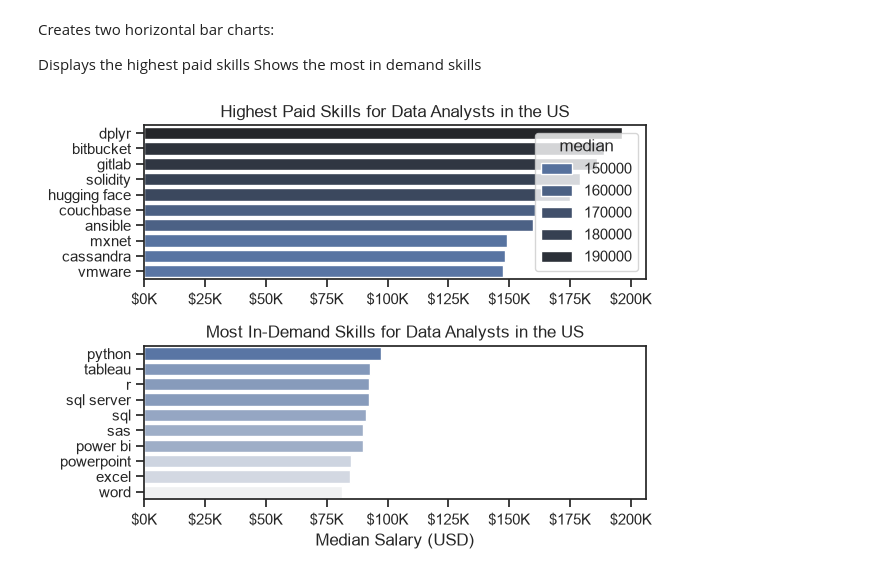
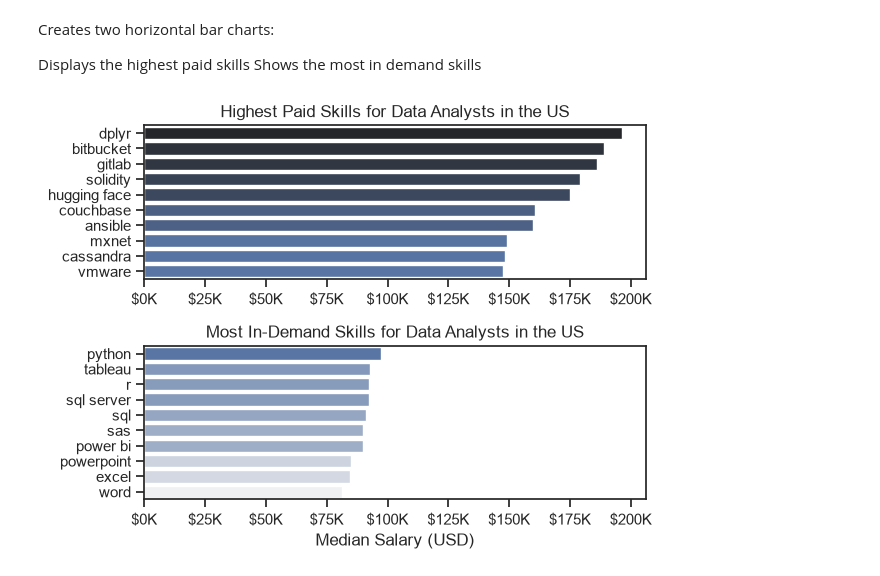
Before and after one commit to saidurrahman01/Python_Data_Analytics_Project, a Jupyter notebook: Notebooks/4_Salary_Analysis.ipynb, the cells around one changed output. Drawn from its saved outputs; the diff is of its cells as text; code cells hidden in the pictures.

```diff
--- a/Notebooks/4_Salary_Analysis.ipynb
+++ b/Notebooks/4_Salary_Analysis.ipynb
@@ -127,29 +127,29 @@ Shows the most in demand skills
 # %%
 fig, ax = plt.subplots(2,1)
 
 # Top 10 Highest Paid Skills for Data Analysts
-sns.barplot(data=df_DA_top_pay, x='median', y=df_DA_top_pay.index, hue='median', ax=ax[0], palette='dark:b_r')
+sns.barplot(data=df_DA_top_pay, x='median', y=df_DA_top_pay.index, hue='median', ax=ax[0], palette='dark:b_r').legend().remove()
 # original code:
 # df_DA_top_pay[::-1].plot(kind='barh', y='median', ax=ax[0], legend=False)
 ax[0].set_title('Highest Paid Skills for Data Analysts in the US')
 ax[0].set_ylabel('')
 ax[0].set_xlabel('')
 ax[0].xaxis.set_major_formatter(plt.FuncFormatter(lambda x, _: f'${int(x/1000)}K'))
 
 
 # Top 10 Most In-Demand Skills for Data Analysts')
 sns.barplot(data=df_DA_skills, x='median', y=df_DA_skills.index, hue='median', ax=ax[1], palette='light:b')
 ax[1].legend().remove()
 # original code:
 # df_DA_skills[::-1].plot(kind='barh', y='median', ax=ax[1], legend=False)
 ax[1].set_title('Most In-Demand Skills for Data Analysts in the US')
 ax[1].set_ylabel('')
 ax[1].set_xlabel('Median Salary (USD)')
 ax[1].set_xlim(ax[0].get_xlim())  # Set the same x-axis limits as the first plot
 ax[1].xaxis.set_major_formatter(plt.FuncFormatter(lambda x, _: f'${int(x/1000)}K'))
 
 sns.set_theme(style='ticks')
 plt.tight_layout()
 plt.show()
 # %% [output]
-[figure, old version]
+[figure, new version]
```
